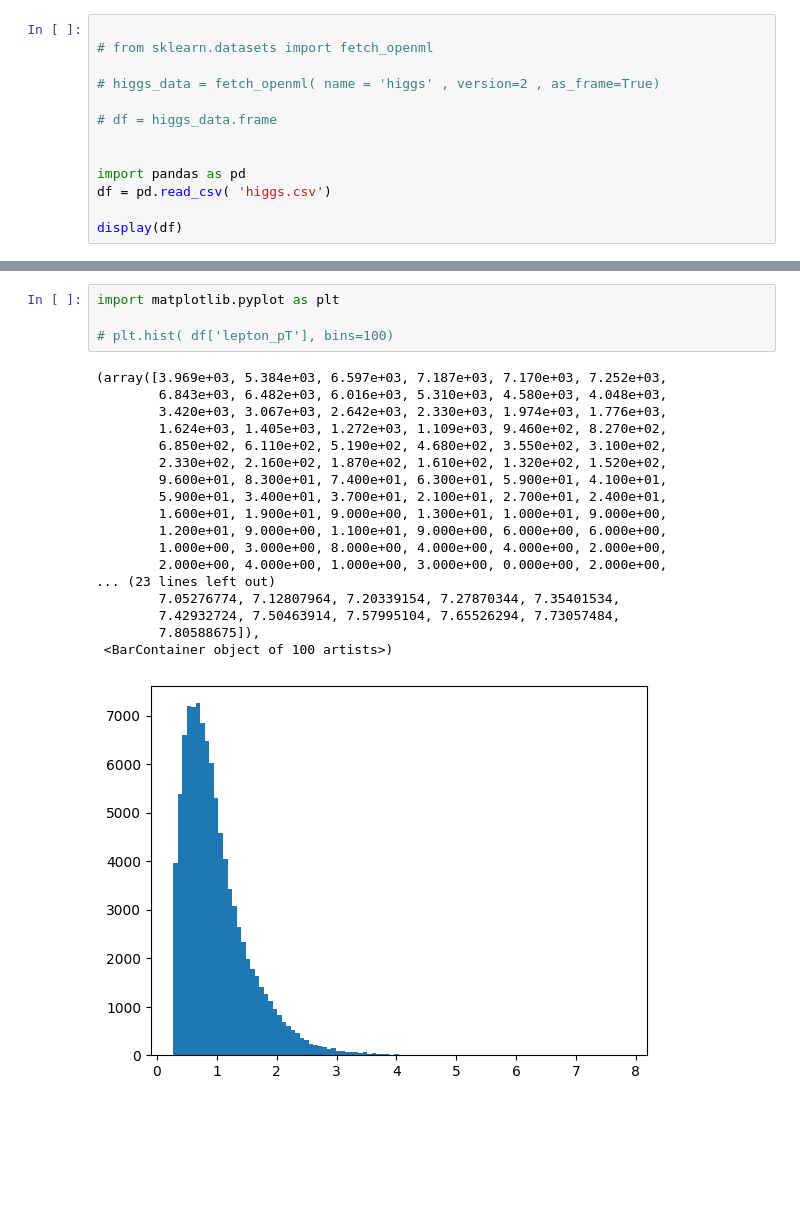
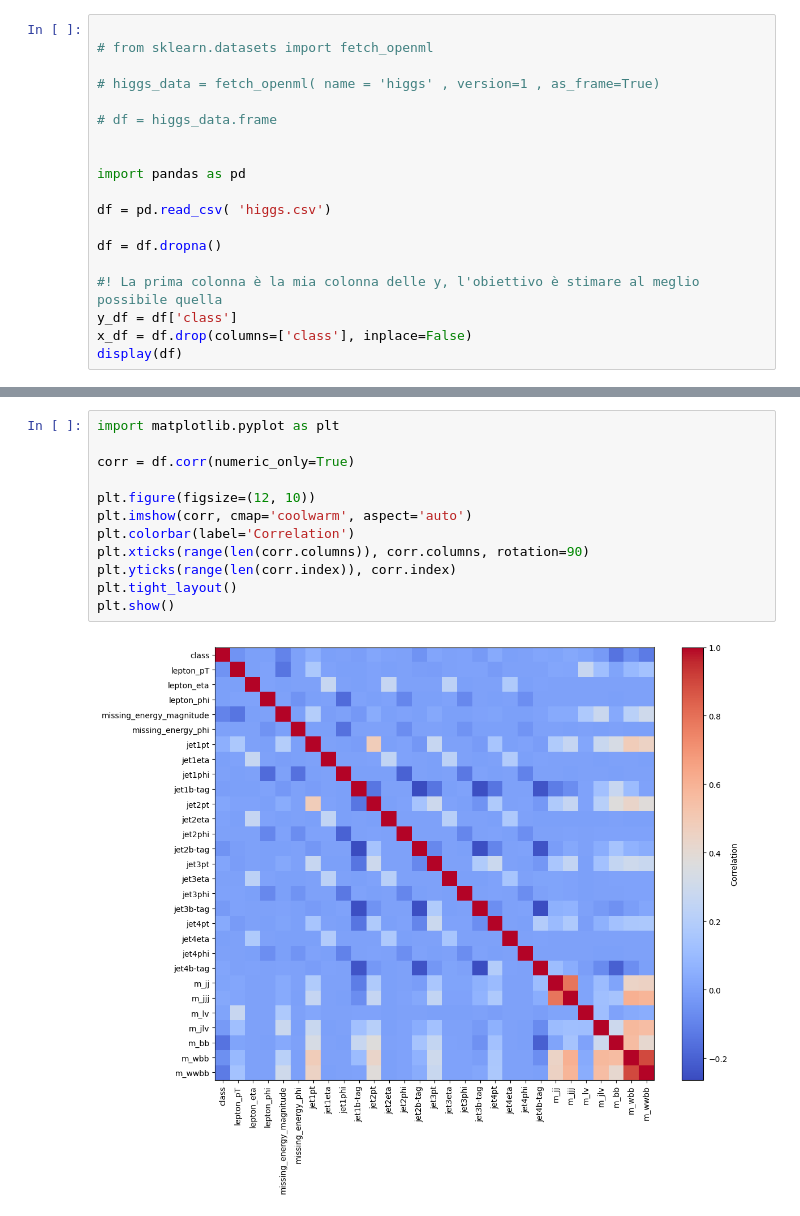
Before and after one commit to ABoldetti/statistics_and_ML, a Jupyter notebook: W5/ex_higgs.ipynb, the cells around one changed output, grey strips where cells are left out. Cells and saved outputs as stored; diff of their text form; blank space fills up the shorter version.

Commit message:
higgs first try

```diff
--- a/W5/ex_higgs.ipynb
+++ b/W5/ex_higgs.ipynb
@@ -2,14 +2,20 @@
 
 # from sklearn.datasets import fetch_openml
 
-# higgs_data = fetch_openml( name = 'higgs' , version=2 , as_frame=True)
+# higgs_data = fetch_openml( name = 'higgs' , version=1 , as_frame=True)
 
 # df = higgs_data.frame
 
 
 import pandas as pd
+
 df = pd.read_csv( 'higgs.csv')
 
+df = df.dropna()
+
+#! La prima colonna è la mia colonna delle y, l'obiettivo è stimare al meglio possibile quella
+y_df = df['class']
+x_df = df.drop(columns=['class'], inplace=False)
 display(df)
 # %% [output]
 |  | class | lepton_pT | lepton_eta | lepton_phi | missing_energy_magnitude | missing_energy_phi | jet1pt | ... |
@@ -28,23 +34,14 @@ display(df)
 # %%
 import matplotlib.pyplot as plt
 
-# plt.hist( df['lepton_pT'], bins=100)
+corr = df.corr(numeric_only=True)
+
+plt.figure(figsize=(12, 10))
+plt.imshow(corr, cmap='coolwarm', aspect='auto')
+plt.colorbar(label='Correlation')
+plt.xticks(range(len(corr.columns)), corr.columns, rotation=90)
+plt.yticks(range(len(corr.index)), corr.index)
+plt.tight_layout()
+plt.show()
 # %% [output]
-(array([3.969e+03, 5.384e+03, 6.597e+03, 7.187e+03, 7.170e+03, 7.252e+03,
-        6.843e+03, 6.482e+03, 6.016e+03, 5.310e+03, 4.580e+03, 4.048e+03,
-        3.420e+03, 3.067e+03, 2.642e+03, 2.330e+03, 1.974e+03, 1.776e+03,
-        1.624e+03, 1.405e+03, 1.272e+03, 1.109e+03, 9.460e+02, 8.270e+02,
-        6.850e+02, 6.110e+02, 5.190e+02, 4.680e+02, 3.550e+02, 3.100e+02,
-        2.330e+02, 2.160e+02, 1.870e+02, 1.610e+02, 1.320e+02, 1.520e+02,
-        9.600e+01, 8.300e+01, 7.400e+01, 6.300e+01, 5.900e+01, 4.100e+01,
-        5.900e+01, 3.400e+01, 3.700e+01, 2.100e+01, 2.700e+01, 2.400e+01,
-        1.600e+01, 1.900e+01, 9.000e+00, 1.300e+01, 1.000e+01, 9.000e+00,
-        1.200e+01, 9.000e+00, 1.100e+01, 9.000e+00, 6.000e+00, 6.000e+00,
-        1.000e+00, 3.000e+00, 8.000e+00, 4.000e+00, 4.000e+00, 2.000e+00,
-        2.000e+00, 4.000e+00, 1.000e+00, 3.000e+00, 0.000e+00, 2.000e+00,
-... (23 lines left out)
-        7.05276774, 7.12807964, 7.20339154, 7.27870344, 7.35401534,
-        7.42932724, 7.50463914, 7.57995104, 7.65526294, 7.73057484,
-        7.80588675]),
- <BarContainer object of 100 artists>)
-[figure, old version]
+[figure, new version]
```
Also changed, not shown: parts of 13 cells of this notebook.
